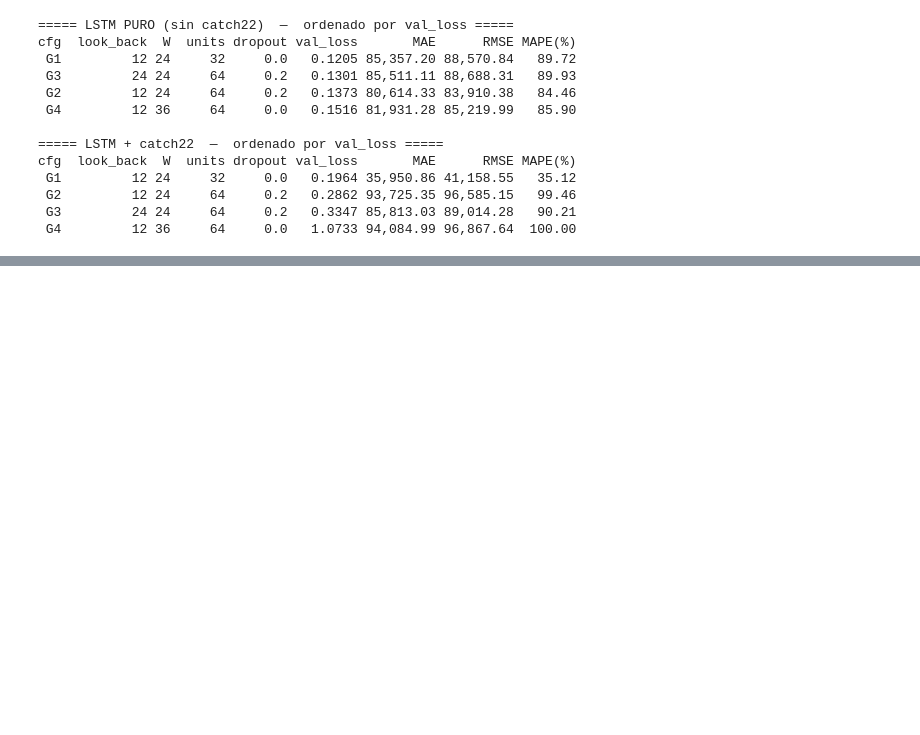
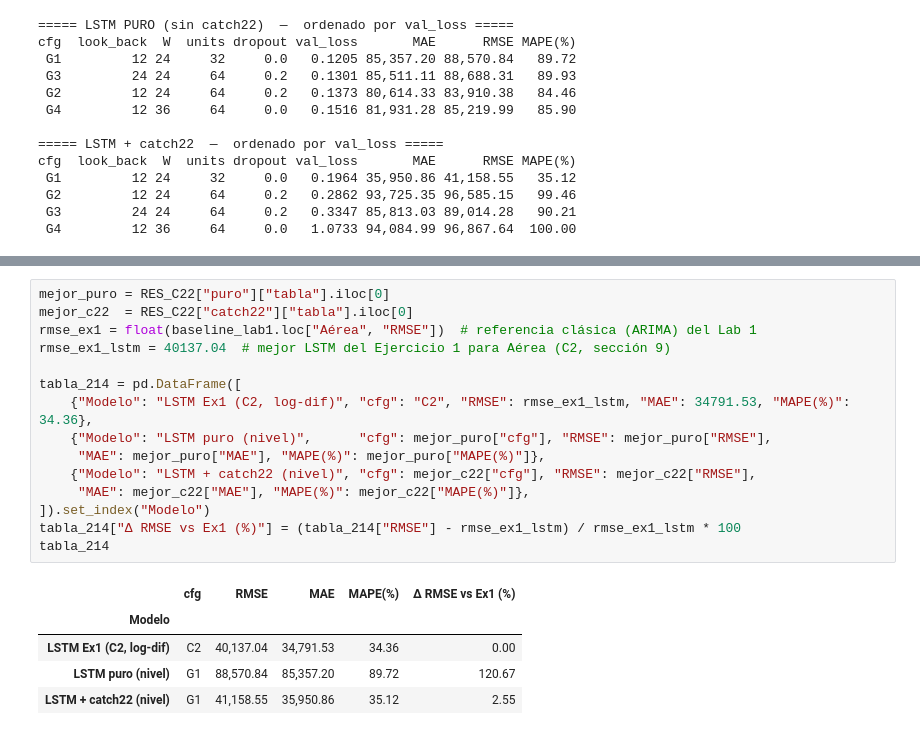
Before and after one commit to nicoCT04/Lab2DataScience, a Jupyter notebook: notebooks/Lab2_LSTM.ipynb, the cells around one changed output, grey strips where cells are left out. Saved outputs shown, nothing was run; the diff lists cells and outputs as text; blank space fills up the shorter version.

```diff
--- a/notebooks/Lab2_LSTM.ipynb
+++ b/notebooks/Lab2_LSTM.ipynb
@@ -613,0 +618,21 @@ cfg  look_back  W  units dropout val_loss       MAE      RMSE MAPE(%)
+# %%
+mejor_puro = RES_C22["puro"]["tabla"].iloc[0]
+mejor_c22  = RES_C22["catch22"]["tabla"].iloc[0]
+rmse_ex1 = float(baseline_lab1.loc["Aérea", "RMSE"])  # referencia clásica (ARIMA) del Lab 1
+rmse_ex1_lstm = 40137.04  # mejor LSTM del Ejercicio 1 para Aérea (C2, sección 9)
+
+tabla_214 = pd.DataFrame([
+    {"Modelo": "LSTM Ex1 (C2, log-dif)", "cfg": "C2", "RMSE": rmse_ex1_lstm, "MAE": 34791.53, "MAPE(%)": 34.36},
+    {"Modelo": "LSTM puro (nivel)",      "cfg": mejor_puro["cfg"], "RMSE": mejor_puro["RMSE"],
+     "MAE": mejor_puro["MAE"], "MAPE(%)": mejor_puro["MAPE(%)"]},
+    {"Modelo": "LSTM + catch22 (nivel)", "cfg": mejor_c22["cfg"], "RMSE": mejor_c22["RMSE"],
+     "MAE": mejor_c22["MAE"], "MAPE(%)": mejor_c22["MAPE(%)"]},
+]).set_index("Modelo")
+tabla_214["Δ RMSE vs Ex1 (%)"] = (tabla_214["RMSE"] - rmse_ex1_lstm) / rmse_ex1_lstm * 100
+tabla_214
+# %% [output]
+|  | cfg | RMSE | MAE | MAPE(%) | Δ RMSE vs Ex1 (%) |
+| Modelo |  |  |  |  |  |
+| LSTM Ex1 (C2, log-dif) | C2 | 40,137.04 | 34,791.53 | 34.36 | 0.00 |
+| LSTM puro (nivel) | G1 | 88,570.84 | 85,357.20 | 89.72 | 120.67 |
+| LSTM + catch22 (nivel) | G1 | 41,158.55 | 35,950.86 | 35.12 | 2.55 |
```
Also changed, not shown: parts of 3 cells of this notebook.
